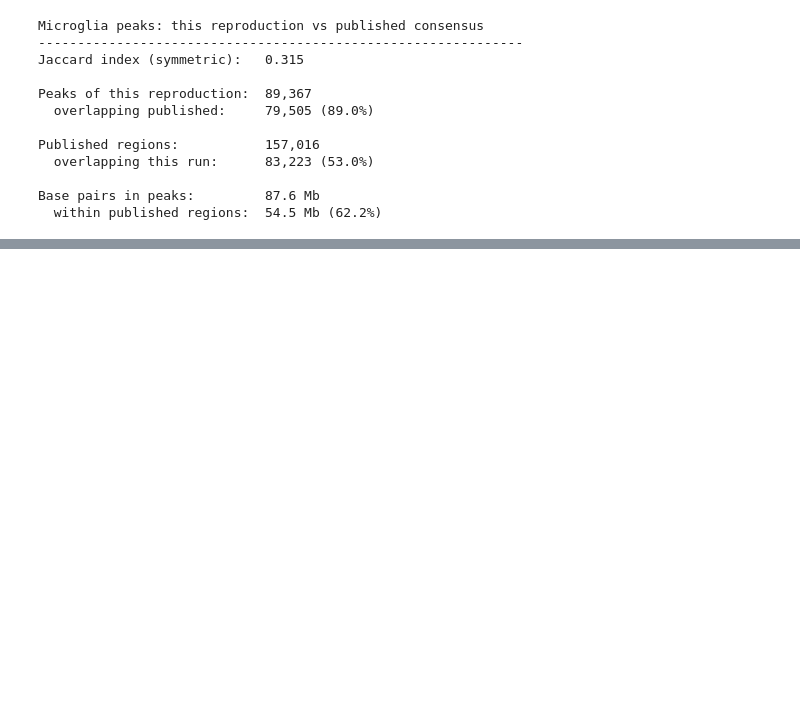
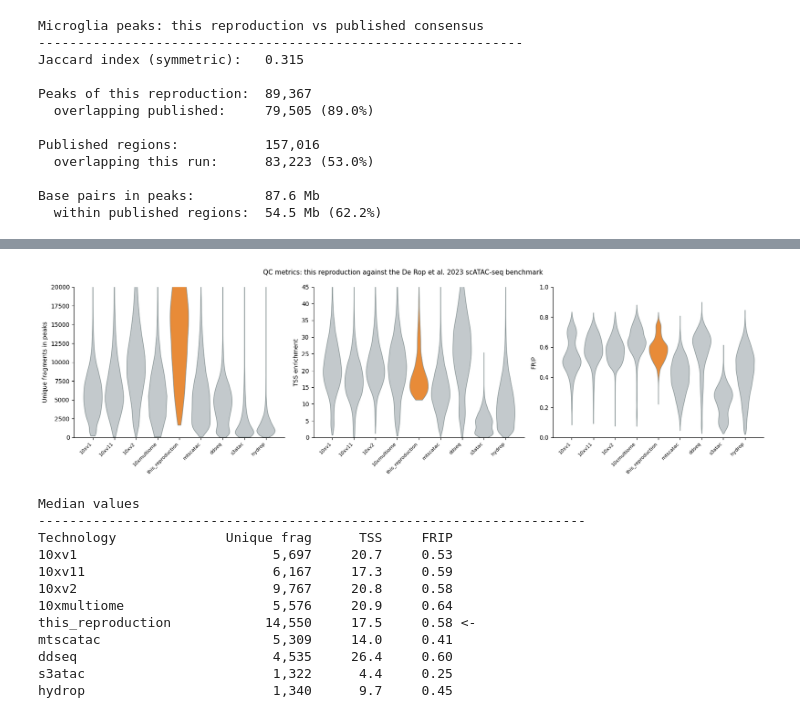
Before and after one commit to BioinformaticsgoldStandard/dickmanken-scatac-2026-repro, a Jupyter notebook: notebooks/16_quantitative_validation.ipynb, the cells around one changed output, grey strips where cells are left out. Drawn from its saved outputs; the diff is of its cells as text; code cells hidden in the pictures; blank space fills up the shorter version.

```diff
--- a/notebooks/16_quantitative_validation.ipynb
+++ b/notebooks/16_quantitative_validation.ipynb
@@ -344,0 +426,67 @@ Base pairs in peaks:         87.6 Mb
+# %%
+combined = pd.concat(
+    [benchmark[list(COLUMN_MAP.values()) + ["tech"]], mine_qc],
+    ignore_index=True,
+)
+
+TECH_ORDER = [
+    "10xv1", "10xv11", "10xv2", "10xmultiome",
+    "this_reproduction",
+    "mtscatac", "ddseq", "s3atac", "hydrop",
+]
+combined = combined[combined["tech"].isin(TECH_ORDER)]
+
+PANELS = [
+    ("Unique_nr_frag_in_regions", "Unique fragments in peaks", (0, 20000)),
+    ("TSS_enrichment", "TSS enrichment", (0, 45)),
+    ("FRIP", "FRIP", (0, 1)),
+]
+
+fig, axes = plt.subplots(1, 3, figsize=(17, 5))
+
+for ax, (column, label, ylim) in zip(axes, PANELS):
+    data = [combined.loc[combined["tech"] == t, column].dropna().values for t in TECH_ORDER]
+    parts = ax.violinplot(data, showextrema=False, widths=0.85)
+    for i, body in enumerate(parts["bodies"]):
+        highlight = TECH_ORDER[i] == "this_reproduction"
+        body.set_facecolor("#e67e22" if highlight else "#bdc3c7")
+        body.set_edgecolor("#7f8c8d")
+        body.set_alpha(0.9)
+    ax.set_xticks(range(1, len(TECH_ORDER) + 1))
+    ax.set_xticklabels(TECH_ORDER, rotation=45, ha="right", fontsize=8)
+    ax.set_ylabel(label)
+    ax.set_ylim(*ylim)
+    ax.spines[["top", "right"]].set_visible(False)
+
+fig.suptitle(
+    "QC metrics: this reproduction against the De Rop et al. 2023 scATAC-seq benchmark",
+    fontsize=11,
+)
+plt.tight_layout()
+plt.savefig(os.path.join(FIGURES, "benchmark_comparison.png"), dpi=150, bbox_inches="tight")
+plt.show()
+
+print("Median values")
+print("-" * 70)
+print(f"{'Technology':22s} {'Unique frag':>12s} {'TSS':>8s} {'FRIP':>8s}")
+for t in TECH_ORDER:
+    sub = combined[combined["tech"] == t]
+    marker = " <-" if t == "this_reproduction" else ""
+    print(
+        f"{t:22s} {sub['Unique_nr_frag_in_regions'].median():12,.0f} "
+        f"{sub['TSS_enrichment'].median():8.1f} {sub['FRIP'].median():8.2f}{marker}"
+    )
+# %% [output]
+[figure, added]
+Median values
+----------------------------------------------------------------------
+Technology              Unique frag      TSS     FRIP
+10xv1                         5,697     20.7     0.53
+10xv11                        6,167     17.3     0.59
+10xv2                         9,767     20.8     0.58
+10xmultiome                   5,576     20.9     0.64
+this_reproduction            14,550     17.5     0.58 <-
+mtscatac                      5,309     14.0     0.41
+ddseq                         4,535     26.4     0.60
+s3atac                        1,322      4.4     0.25
+hydrop                        1,340      9.7     0.45
```
Also changed, not shown: parts of 3 cells of this notebook.
